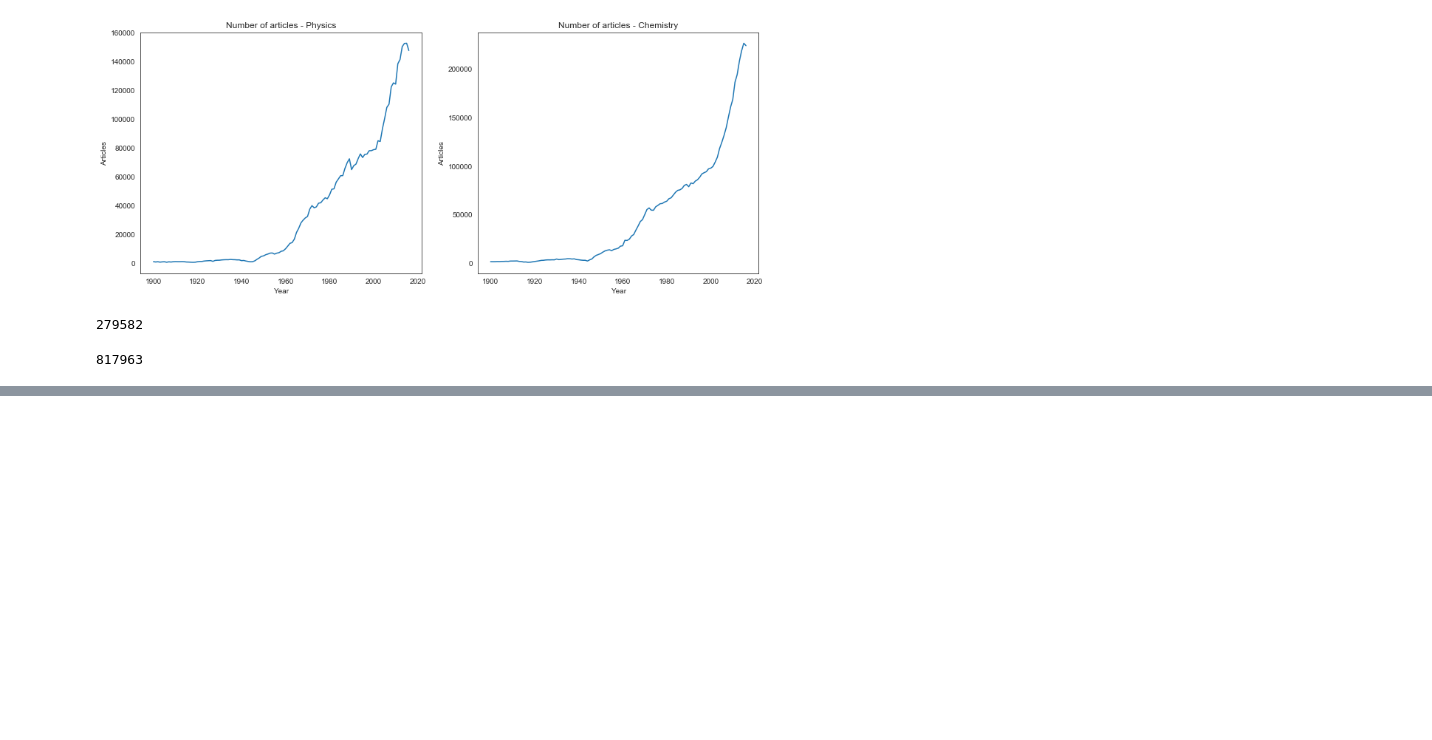
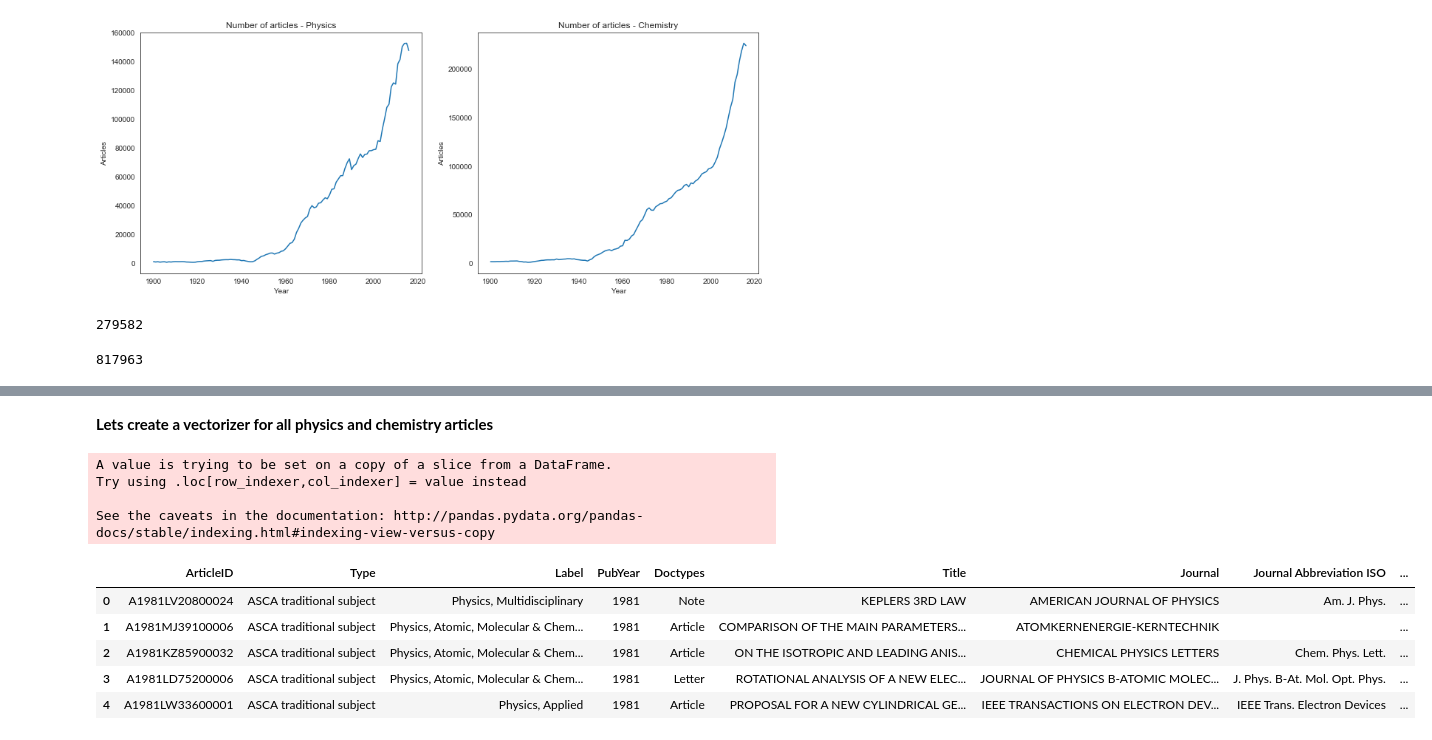
Before and after one commit to srjit/science-of-genius-title-impact, a Jupyter notebook: src/novelty-eda/Word Movement in Physics and Chemistry.ipynb, the cells around one changed output, grey strips where cells are left out. Drawn from its saved outputs; the diff is of its cells as text; code cells hidden in the pictures; blank space fills up the shorter version.

```diff
--- a/src/novelty-eda/Word Movement in Physics and Chemistry.ipynb
+++ b/src/novelty-eda/Word Movement in Physics and Chemistry.ipynb
@@ -254,3 +243,26 @@ py.iplot(fig1, filename='freq')
 # %% [output]
 Consider using IPython.display.IFrame instead
 [interactive output not drawn]
+# %% [markdown]
+__Lets create a vectorizer for all physics and chemistry articles__
+# %%
+physics_data["discipline"] = "physics"
+chemistry_data["discipline"] = "chemistry"
+
+# combine the two and create one dataframe
+
+phy_and_chem_data = pd.concat([physics_data,
+                               chemistry_data], ignore_index=True)
+
+phy_and_chem_data.head()
+# %% [output]
+A value is trying to be set on a copy of a slice from a DataFrame.
+Try using .loc[row_indexer,col_indexer] = value instead
+
+See the caveats in the documentation: http://pandas.pydata.org/pandas-docs/stable/indexing.html#indexing-view-versus-copy
+|  | ArticleID | Type | Label | PubYear | Doctypes | Title | Journal | Journal Abbreviation ISO | ... |
+| 0 | A1981LV20800024 | ASCA traditional subject | Physics, Multidisciplinary | 1981 | Note | KEPLERS 3RD LAW | AMERICAN JOURNAL OF PHYSICS | Am. J. Phys. | ... |
+| 1 | A1981MJ39100006 | ASCA traditional subject | Physics, Atomic, Molecular & Chem... | 1981 | Article | COMPARISON OF THE MAIN PARAMETERS... | ATOMKERNENERGIE-KERNTECHNIK |  | ... |
+| 2 | A1981KZ85900032 | ASCA traditional subject | Physics, Atomic, Molecular & Chem... | 1981 | Article | ON THE ISOTROPIC AND LEADING ANIS... | CHEMICAL PHYSICS LETTERS | Chem. Phys. Lett. | ... |
+| 3 | A1981LD75200006 | ASCA traditional subject | Physics, Atomic, Molecular & Chem... | 1981 | Letter | ROTATIONAL ANALYSIS OF A NEW ELEC... | JOURNAL OF PHYSICS B-ATOMIC MOLEC... | J. Phys. B-At. Mol. Opt. Phys. | ... |
+| 4 | A1981LW33600001 | ASCA traditional subject | Physics, Applied | 1981 | Article | PROPOSAL FOR A NEW CYLINDRICAL GE... | IEEE TRANSACTIONS ON ELECTRON DEV... | IEEE Trans. Electron Devices | ... |
```
Also changed, not shown: parts of 22 cells of this notebook, 1 other file.
